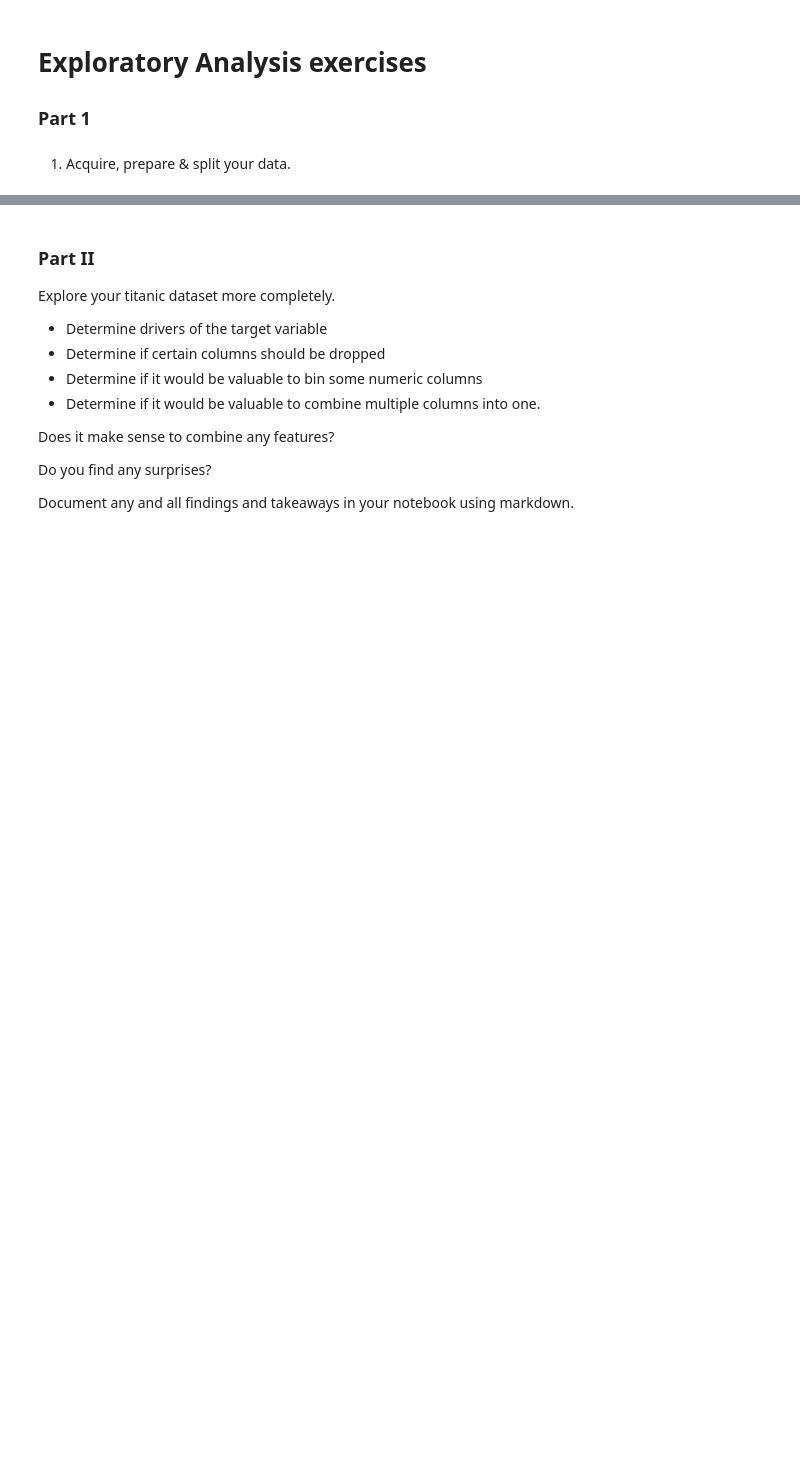
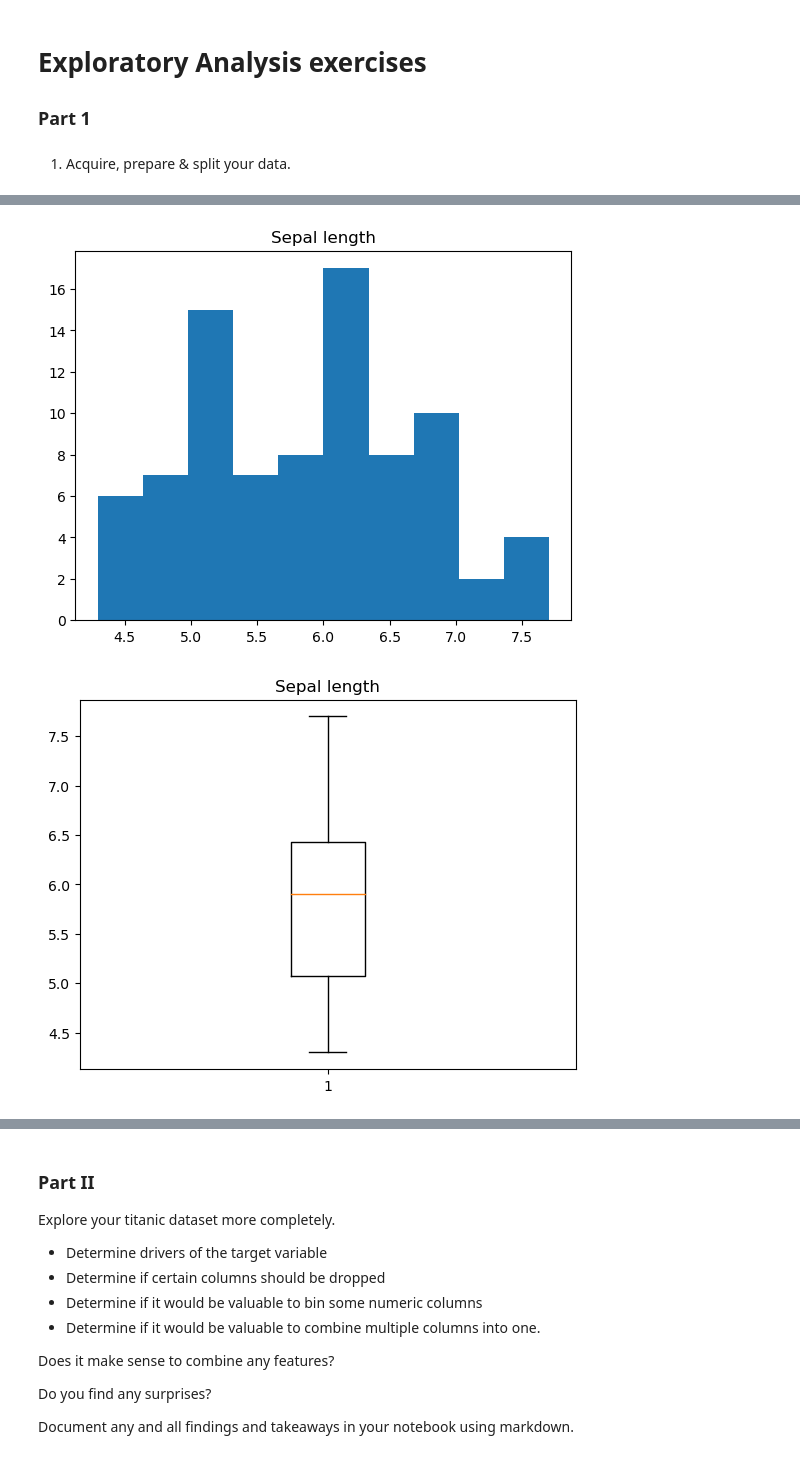
Before and after one commit to stephen-c-perry/classification-exercises, a Jupyter notebook: classification_exercises.ipynb, the cells around one changed output, grey strips where cells are left out. Saved outputs shown, nothing was run; the diff lists cells and outputs as text; code cells hidden in the pictures; blank space fills up the shorter version.

```diff
--- a/classification_exercises.ipynb
+++ b/classification_exercises.ipynb
@@ -883,5 +885,5 @@ iris_df.head()
 # %%
-train_iris, validate_iris, test_iris = split_data(iris_df, target = 'species_name')
+train_iris, validate_iris, test_iris = split_data(iris_df, target = 'species')
 # %%
 train_iris.shape, validate_iris.shape, test_iris.shape
 # %% [output]
@@ -913,0 +939,3 @@ train_telco.size, validate_telco.size, test_telco.size
+# %%
+train_iris.head()
+train_iris = train_iris.drop(columns = ['measurement_id'])
@@ -913,0 +967,15 @@ train_telco.size, validate_telco.size, test_telco.size
+# %%
+#make a for loop so I don't have to manually plot each combination
+
+columns = train_iris.columns[[train_iris[col].dtype != 'object' for col in train_iris.columns]]
+for col in columns:
+    plt.hist(train_iris[col])
+    plt.title(col.replace('_',' ').capitalize())
+    plt.show()
+    plt.boxplot(train_iris[col])
+    plt.title(col.replace('_',' ').capitalize())
+    plt.savefig(col + 'box.png')
+    plt.show()
+# %% [output]
+[figure, added]
+[figure, added]
```
Also changed, not shown: parts of 25 cells of this notebook.
